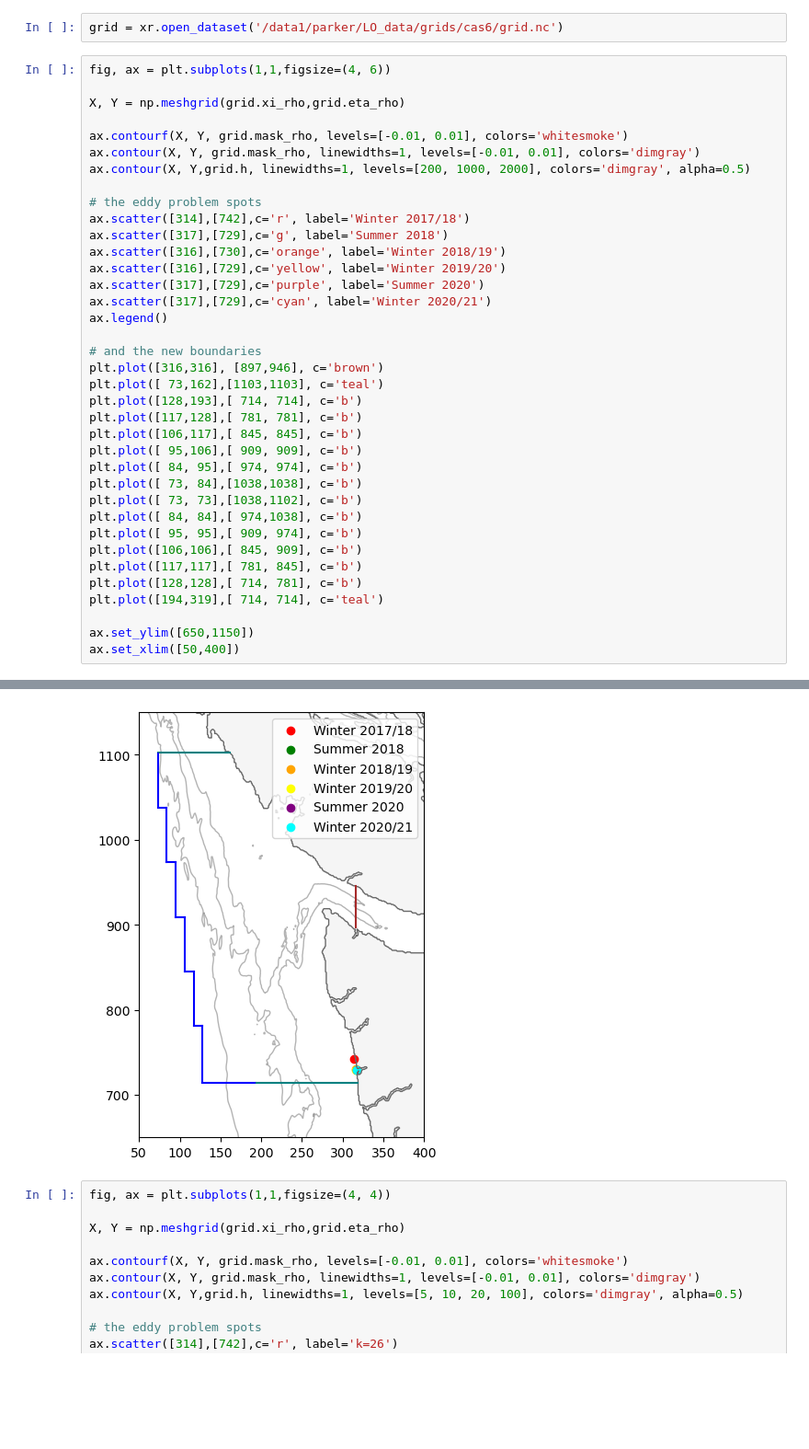
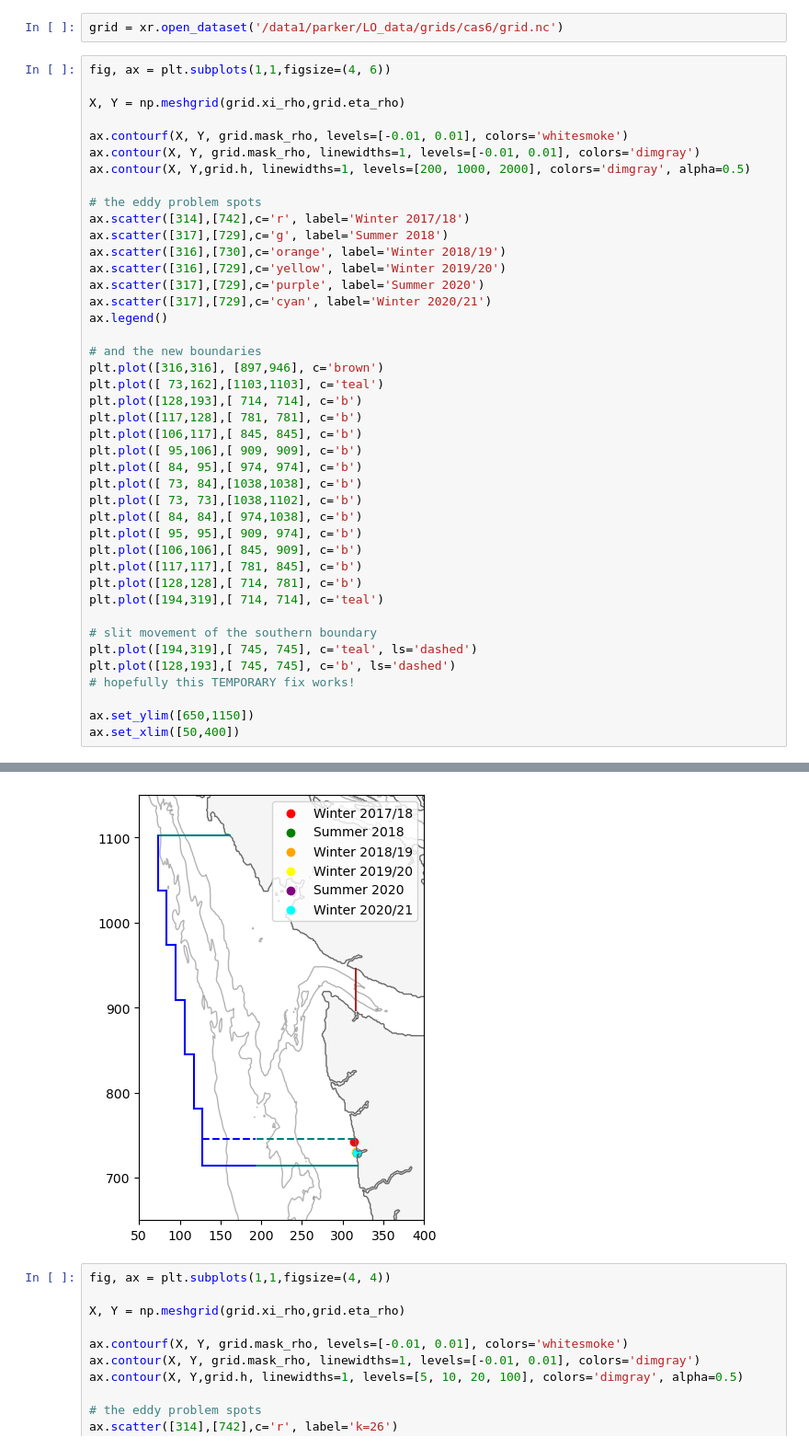
Before and after one commit to rbeutel/LO_user, a Jupyter notebook: ariane/EddyProblem.ipynb, the cells around one changed output, grey strips where cells are left out. Shown at 92% size. Drawn from its saved outputs; the diff is of its cells as text; blank space fills up the shorter version.

Commit message:
fingers crossed on temporary fix

```diff
--- a/ariane/EddyProblem.ipynb
+++ b/ariane/EddyProblem.ipynb
@@ -19,34 +19,39 @@ ax.contour(X, Y,grid.h, linewidths=1, levels=[200, 1000, 2000], colors='dimgray'
 # the eddy problem spots
 ax.scatter([314],[742],c='r', label='Winter 2017/18')
 ax.scatter([317],[729],c='g', label='Summer 2018')
 ax.scatter([316],[730],c='orange', label='Winter 2018/19')
 ax.scatter([316],[729],c='yellow', label='Winter 2019/20')
 ax.scatter([317],[729],c='purple', label='Summer 2020')
 ax.scatter([317],[729],c='cyan', label='Winter 2020/21')
 ax.legend()
 
 # and the new boundaries
 plt.plot([316,316], [897,946], c='brown')
 plt.plot([ 73,162],[1103,1103], c='teal')
 plt.plot([128,193],[ 714, 714], c='b')
 plt.plot([117,128],[ 781, 781], c='b')
 plt.plot([106,117],[ 845, 845], c='b')
 plt.plot([ 95,106],[ 909, 909], c='b')
 plt.plot([ 84, 95],[ 974, 974], c='b')
 plt.plot([ 73, 84],[1038,1038], c='b')
 plt.plot([ 73, 73],[1038,1102], c='b')
 plt.plot([ 84, 84],[ 974,1038], c='b')
 plt.plot([ 95, 95],[ 909, 974], c='b')
 plt.plot([106,106],[ 845, 909], c='b')
 plt.plot([117,117],[ 781, 845], c='b')
 plt.plot([128,128],[ 714, 781], c='b')
 plt.plot([194,319],[ 714, 714], c='teal')
 
+# slit movement of the southern boundary
+plt.plot([194,319],[ 745, 745], c='teal', ls='dashed')
+plt.plot([128,193],[ 745, 745], c='b', ls='dashed')
+# hopefully this TEMPORARY fix works!
+
 ax.set_ylim([650,1150])
 ax.set_xlim([50,400])
 # %% [output]
 (50.0, 400.0)
-[figure, old version]
+[figure, new version]
 # %%
 fig, ax = plt.subplots(1,1,figsize=(4, 4))
 
```
Also changed, not shown: parts of 3 cells of this notebook.
